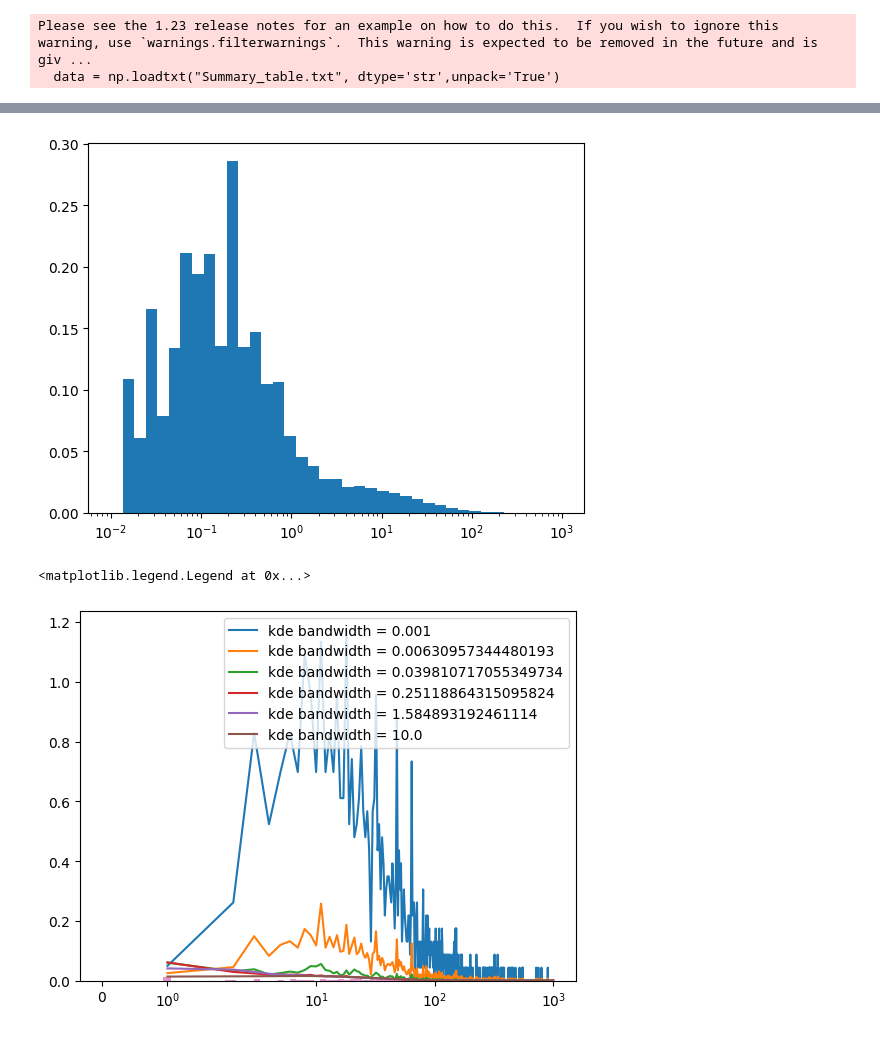
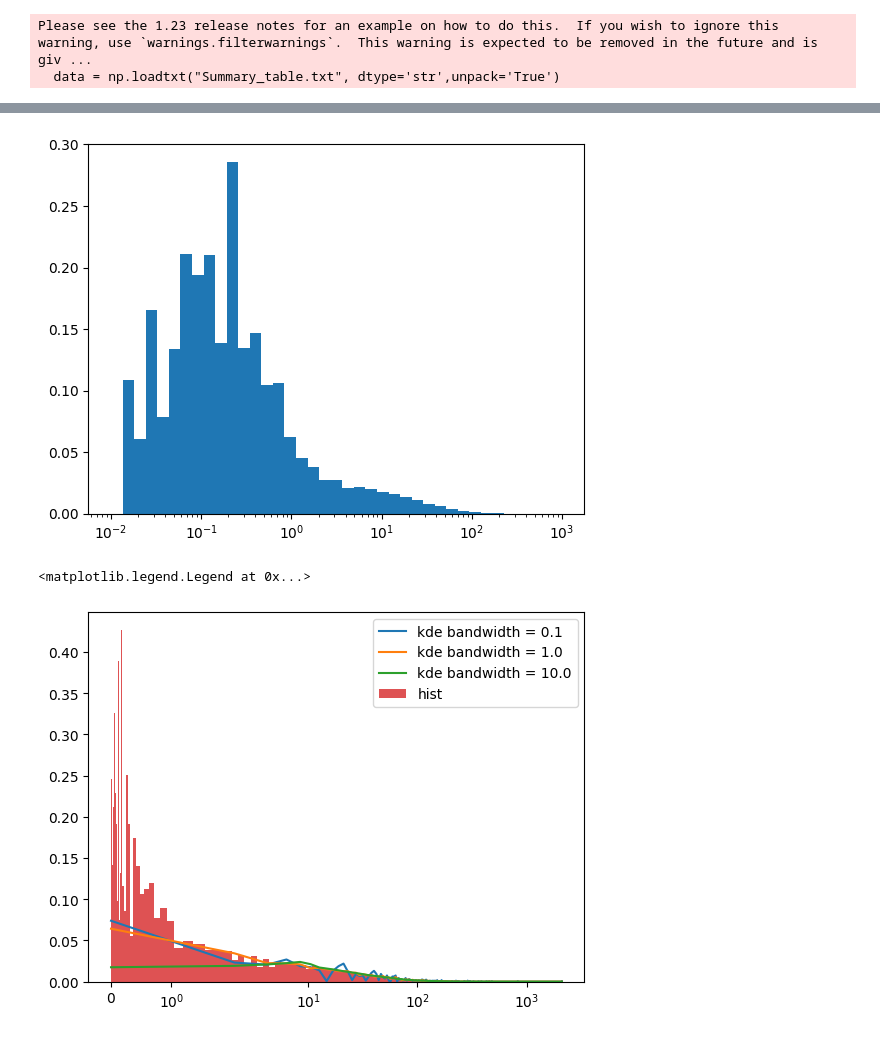
Before and after one commit to Matti-z/astrostatistics_bicocca_2026, a Jupyter notebook: working/fourteen.ipynb, the cells around one changed output, grey strips where cells are left out. Saved outputs shown, nothing was run; the diff lists cells and outputs as text; code cells hidden in the pictures.

```diff
--- a/working/fourteen.ipynb
+++ b/working/fourteen.ipynb
@@ -46,6 +46,7 @@ Please see the 1.23 release notes for an example on how to do this.  If you wish
   data = np.loadtxt("Summary_table.txt", dtype='str',unpack='True')
 # %%
 T90 = data[6, :].astype(float)
+T90[T90 == -999] = np.nan
+T90 = T90[~ np.isnan(T90)]
 T90_err = data[7,:].astype(float)
 T90_reshape = T90.reshape(-1, 1)
-print(T90_reshape, len(T90))
@@ -62,21 +89,21 @@ print(T90_reshape, len(T90))
 plt.hist(T90,bins= np.logspace(-2,3,40), density = True)
 plt.xscale('log')
 # %% [output]
-[figure, old version]
+[figure, new version]
 # %%
 from sklearn.neighbors import KernelDensity
 
-x = np.linspace(1, 1000, 1000)
-bandwidths = np.logspace(-3, 1, 6)
+x = np.linspace(np.min(T90), np.max(T90), 1000)
+bandwidths = np.logspace(-1, 1, 3)
 for band in bandwidths:
-    kde = KernelDensity(bandwidth = band)
+    kde = KernelDensity(bandwidth = band, kernel = 'tophat')
     kde.fit(T90_reshape)
     pdf = np.exp(kde.score_samples(x.reshape(-1, 1)))
     plt.plot(x, pdf, label = f"kde bandwidth = {band}")
 
-plt.hist(data[6, :],bins= np.logspace(-2,3,100), alpha  = 0.8, density = True )
+plt.hist(T90,bins= np.logspace(-2,3,90), alpha  = 0.8, density = True, label = 'hist' )
 plt.xscale('symlog')
 plt.legend()
 # %% [output]
 <matplotlib.legend.Legend at 0x...>
-[figure, old version]
+[figure, new version]
```
Also changed, not shown: parts of 6 cells of this notebook.
